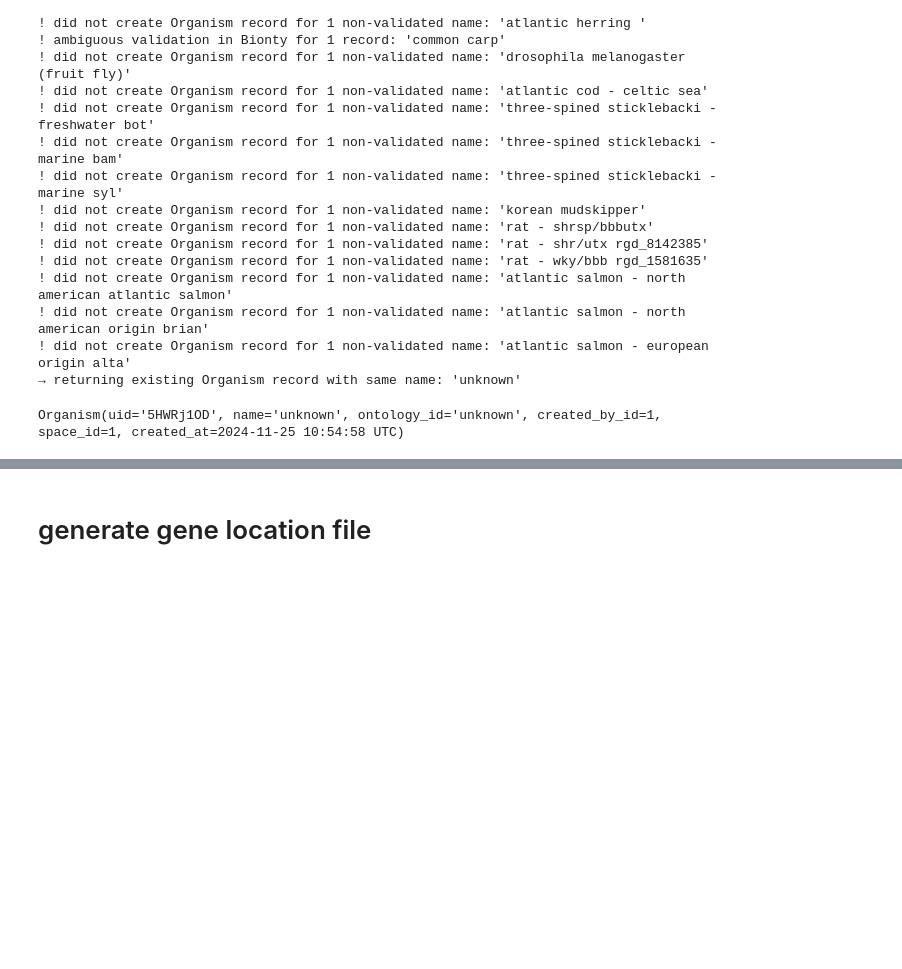
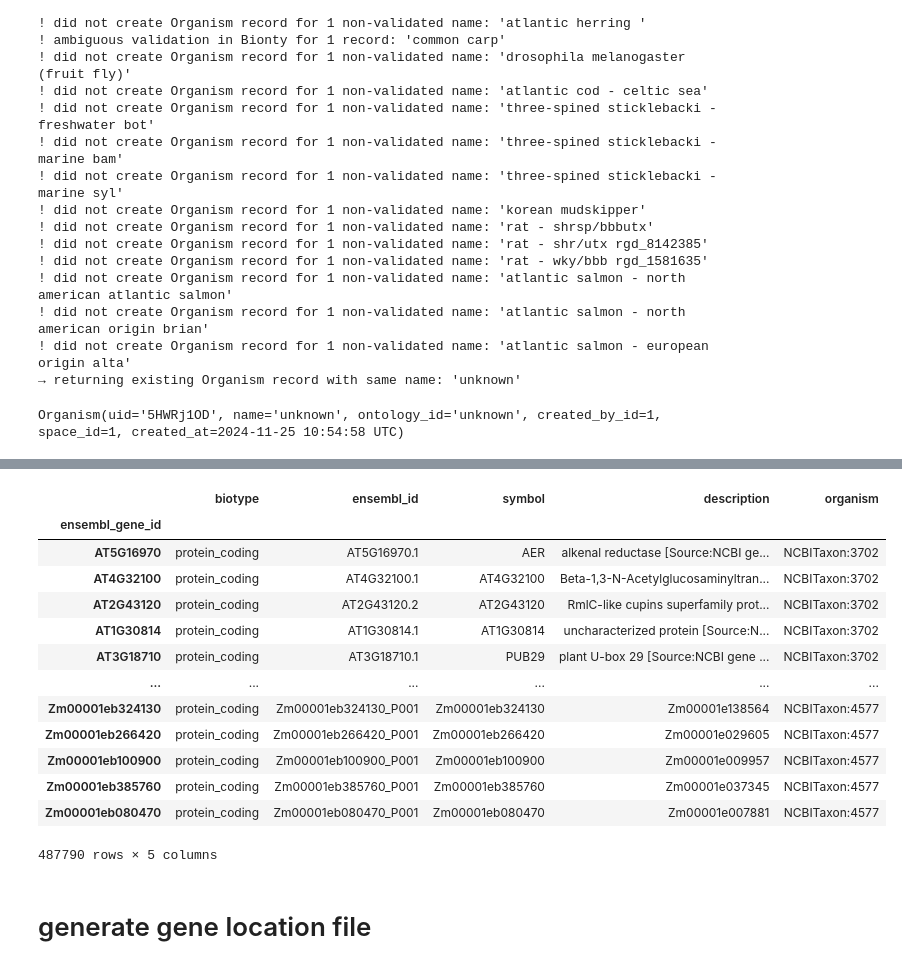
Before and after one commit to cantinilab/scPRINT-ICML, a Jupyter notebook: notebooks/generate_gene_embeddings.ipynb, the cells around one changed output, grey strips where cells are left out. Saved outputs shown, nothing was run; the diff lists cells and outputs as text; code cells hidden in the pictures; blank space fills up the shorter version.

Commit message:
better model loading and gene emb generation

```diff
--- a/notebooks/generate_gene_embeddings.ipynb
+++ b/notebooks/generate_gene_embeddings.ipynb
@@ -285,3 +199,22 @@ emb.to_parquet("ovis_emb.parquet")
+# %%
+files = ! ls ../*_names.parquet
+# %%
+pd.read_parquet(files)
+# %% [output]
+|  | biotype | ensembl_id | symbol | description | organism |
+| ensembl_gene_id |  |  |  |  |  |
+| AT5G16970 | protein_coding | AT5G16970.1 | AER | alkenal reductase [Source:NCBI ge... | NCBITaxon:3702 |
+| AT4G32100 | protein_coding | AT4G32100.1 | AT4G32100 | Beta-1,3-N-Acetylglucosaminyltran... | NCBITaxon:3702 |
+| AT2G43120 | protein_coding | AT2G43120.2 | AT2G43120 | RmlC-like cupins superfamily prot... | NCBITaxon:3702 |
+| AT1G30814 | protein_coding | AT1G30814.1 | AT1G30814 | uncharacterized protein [Source:N... | NCBITaxon:3702 |
+| AT3G18710 | protein_coding | AT3G18710.1 | PUB29 | plant U-box 29 [Source:NCBI gene ... | NCBITaxon:3702 |
+| ... | ... | ... | ... | ... | ... |
+| Zm00001eb324130 | protein_coding | Zm00001eb324130_P001 | Zm00001eb324130 | Zm00001e138564 | NCBITaxon:4577 |
+| Zm00001eb266420 | protein_coding | Zm00001eb266420_P001 | Zm00001eb266420 | Zm00001e029605 | NCBITaxon:4577 |
+| Zm00001eb100900 | protein_coding | Zm00001eb100900_P001 | Zm00001eb100900 | Zm00001e009957 | NCBITaxon:4577 |
+| Zm00001eb385760 | protein_coding | Zm00001eb385760_P001 | Zm00001eb385760 | Zm00001e037345 | NCBITaxon:4577 |
+| Zm00001eb080470 | protein_coding | Zm00001eb080470_P001 | Zm00001eb080470 | Zm00001e007881 | NCBITaxon:4577 |
+487790 rows × 5 columns
 # %% [markdown]
 # generate gene location file
 # %%
```
Also changed, not shown: parts of 36 cells of this notebook, 2 other files.
